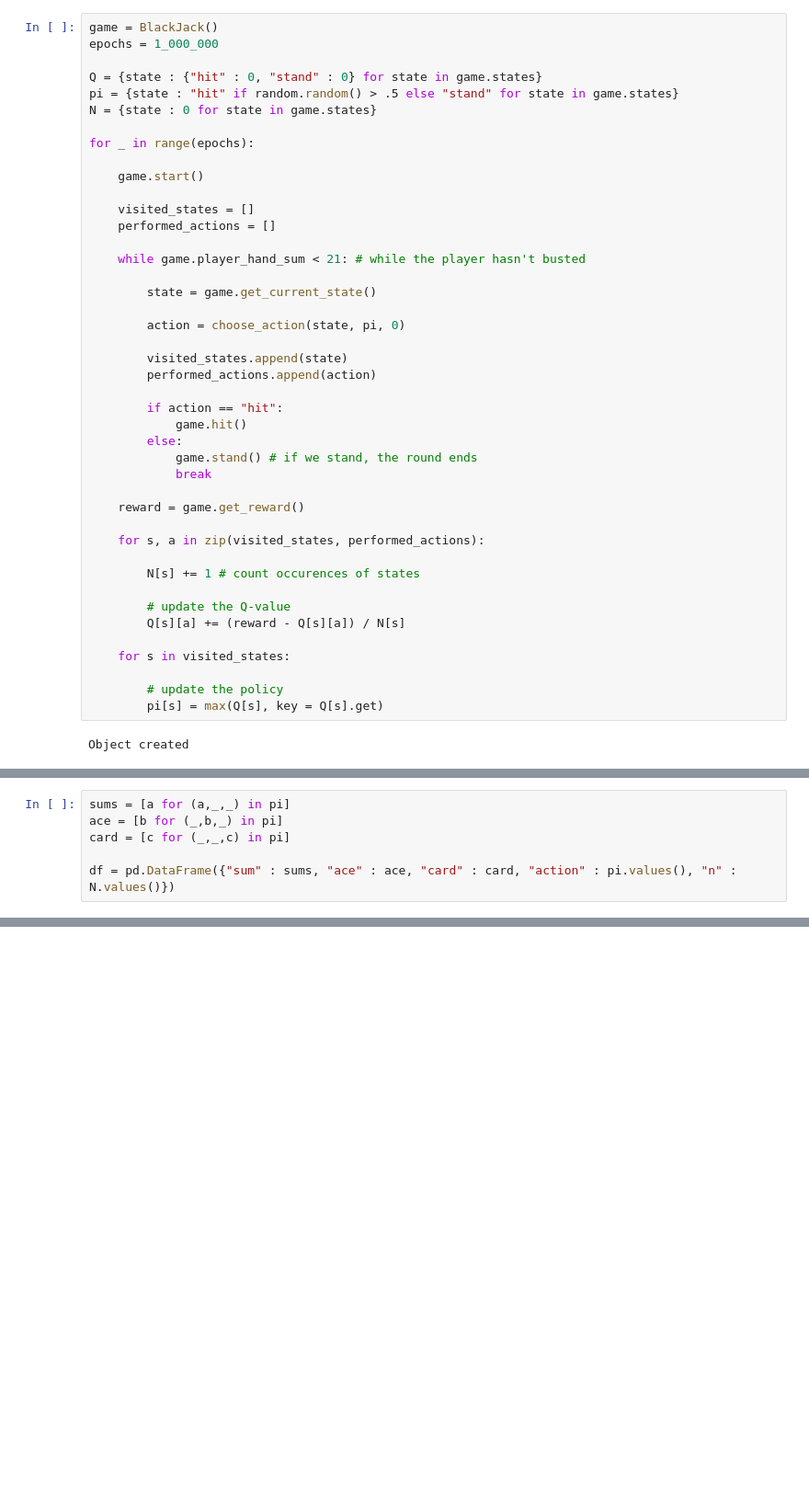
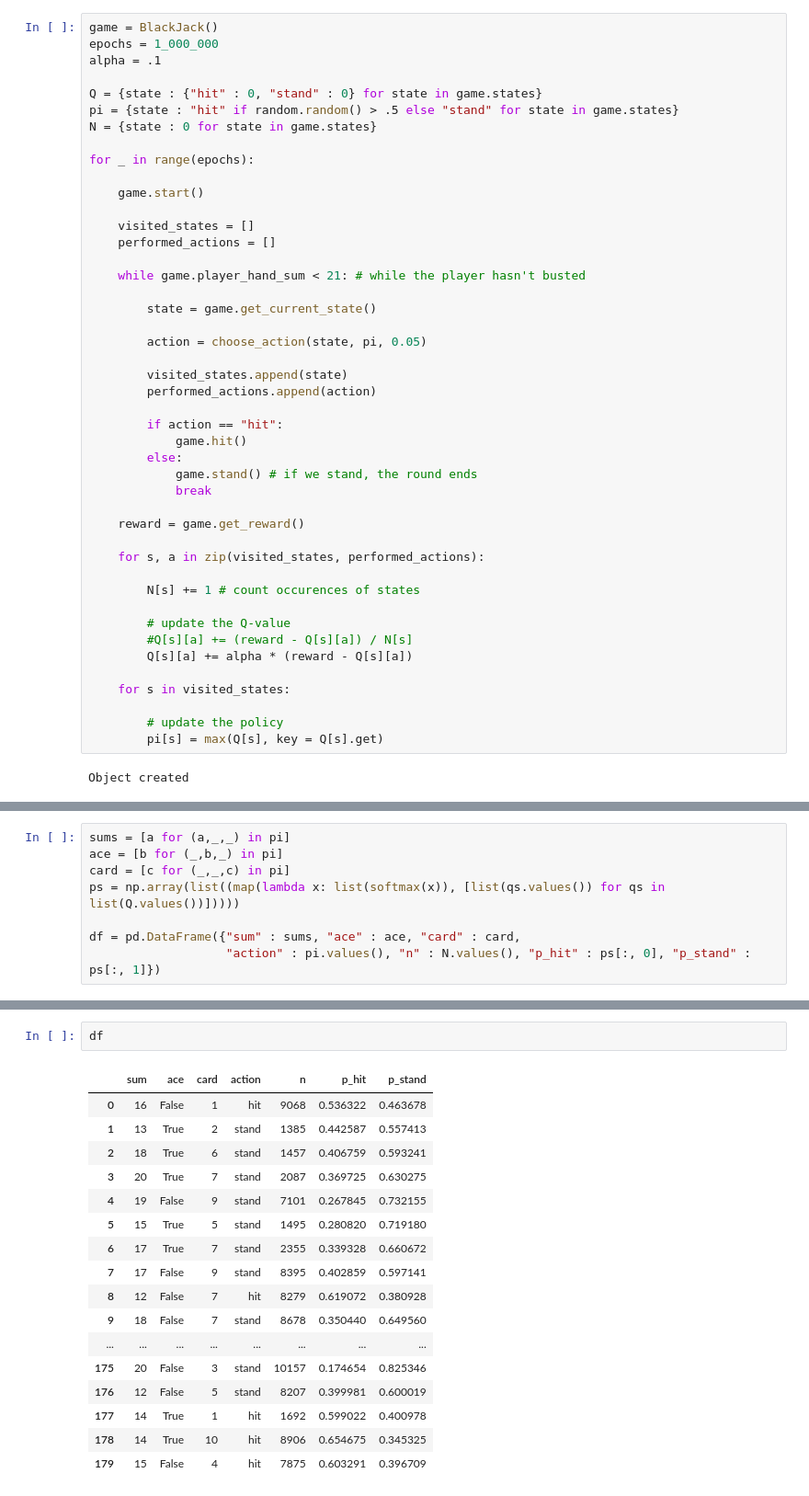
Before and after one commit to i4ata/RLPproject, a Jupyter notebook: Project.ipynb, the cells around one changed output, grey strips where cells are left out. Shown at 92% size. Drawn from its saved outputs; the diff is of its cells as text; blank space fills up the shorter version.

```diff
--- a/Project.ipynb
+++ b/Project.ipynb
@@ -15,6 +18,7 @@ def choose_action(state, pi, epsilon):
 # %%
 game = BlackJack()
 epochs = 1_000_000
+alpha = .1
 
 Q = {state : {"hit" : 0, "stand" : 0} for state in game.states}
 pi = {state : "hit" if random.random() > .5 else "stand" for state in game.states}
@@ -31,7 +35,7 @@ for _ in range(epochs):
 
         state = game.get_current_state()
 
-        action = choose_action(state, pi, 0)
+        action = choose_action(state, pi, 0.05)
 
         visited_states.append(state)
         performed_actions.append(action)
@@ -49,7 +53,8 @@ for _ in range(epochs):
         N[s] += 1 # count occurences of states
 
         # update the Q-value
-        Q[s][a] += (reward - Q[s][a]) / N[s]
+        #Q[s][a] += (reward - Q[s][a]) / N[s]
+        Q[s][a] += alpha * (reward - Q[s][a])
 
     for s in visited_states:
 
@@ -61,5 +74,7 @@ Object created
 sums = [a for (a,_,_) in pi]
 ace = [b for (_,b,_) in pi]
 card = [c for (_,_,c) in pi]
+ps = np.array(list((map(lambda x: list(softmax(x)), [list(qs.values()) for qs in list(Q.values())]))))
 
-df = pd.DataFrame({"sum" : sums, "ace" : ace, "card" : card, "action" : pi.values(), "n" : N.values()})
+df = pd.DataFrame({"sum" : sums, "ace" : ace, "card" : card,
+                   "action" : pi.values(), "n" : N.values(), "p_hit" : ps[:, 0], "p_stand" : ps[:, 1]})
@@ -95,0 +81,20 @@ Q
+# %%
+df
+# %% [output]
+|  | sum | ace | card | action | n | p_hit | p_stand |
+| 0 | 16 | False | 1 | hit | 9068 | 0.536322 | 0.463678 |
+| 1 | 13 | True | 2 | stand | 1385 | 0.442587 | 0.557413 |
+| 2 | 18 | True | 6 | stand | 1457 | 0.406759 | 0.593241 |
+| 3 | 20 | True | 7 | stand | 2087 | 0.369725 | 0.630275 |
+| 4 | 19 | False | 9 | stand | 7101 | 0.267845 | 0.732155 |
+| 5 | 15 | True | 5 | stand | 1495 | 0.280820 | 0.719180 |
+| 6 | 17 | True | 7 | stand | 2355 | 0.339328 | 0.660672 |
+| 7 | 17 | False | 9 | stand | 8395 | 0.402859 | 0.597141 |
+| 8 | 12 | False | 7 | hit | 8279 | 0.619072 | 0.380928 |
+| 9 | 18 | False | 7 | stand | 8678 | 0.350440 | 0.649560 |
+| ... | ... | ... | ... | ... | ... | ... | ... |
+| 175 | 20 | False | 3 | stand | 10157 | 0.174654 | 0.825346 |
+| 176 | 12 | False | 5 | stand | 8207 | 0.399981 | 0.600019 |
+| 177 | 14 | True | 1 | hit | 1692 | 0.599022 | 0.400978 |
+| 178 | 14 | True | 10 | hit | 8906 | 0.654675 | 0.345325 |
+| 179 | 15 | False | 4 | hit | 7875 | 0.603291 | 0.396709 |
```
Also changed, not shown: parts of 11 cells of this notebook, 1 other file.
